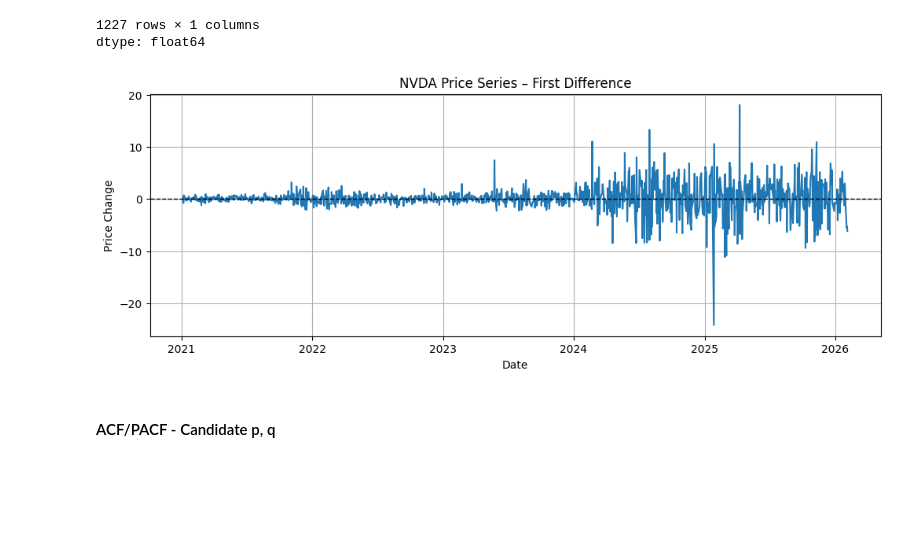
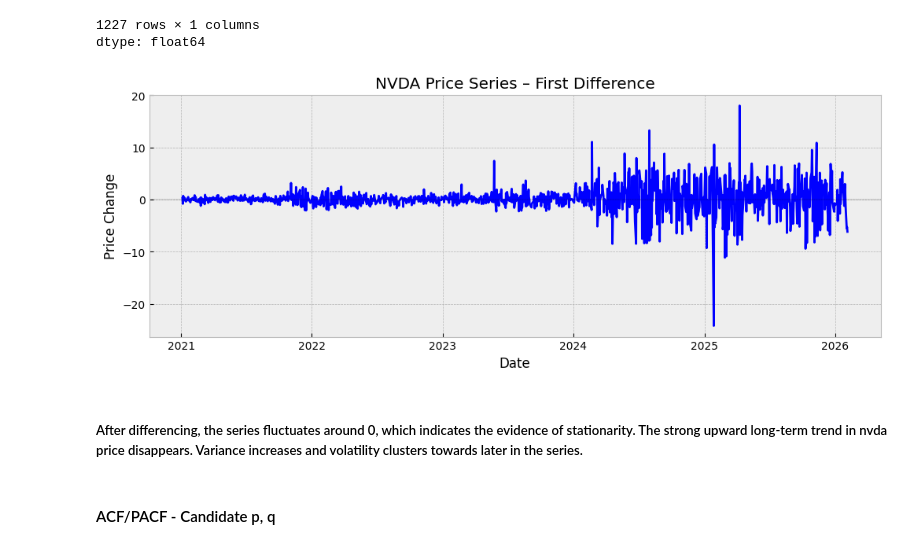
Before and after one commit to EsserMishelle/short-term-stock-forecast, a Jupyter notebook: 02_arima_price_model.ipynb, the cells around one changed output. Saved outputs shown, nothing was run; the diff lists cells and outputs as text; code cells hidden in the pictures; blank space fills up the shorter version.

```diff
--- a/02_arima_price_model.ipynb
+++ b/02_arima_price_model.ipynb
@@ -132,15 +134,18 @@ arima_ts_diff
 dtype: float64
 # %%
 plt.figure(figsize=(12,4))
-plt.plot(arima_ts_diff)
-plt.axhline(0, color='black', linestyle='--', linewidth=1)
+plt.style.use('bmh')
+plt.plot(arima_ts_diff, color='blue')
+plt.axhline(0, color='black', linestyle='--', linewidth=.2)
 plt.title("NVDA Price Series – First Difference")
 plt.ylabel("Price Change")
 plt.xlabel("Date")
 plt.grid(True)
 plt.show()
 # %% [output]
-[figure, old version]
+[figure, new version]
+# %% [markdown]
+##### After differencing, the series fluctuates around 0, which indicates the evidence of stationarity. The strong upward long-term trend in nvda price disappears. Variance increases and volatility clusters towards later in the series.
 # %% [markdown]
 #### ACF/PACF - Candidate p, q
 # %%
```
Also changed, not shown: parts of 16 cells of this notebook.
